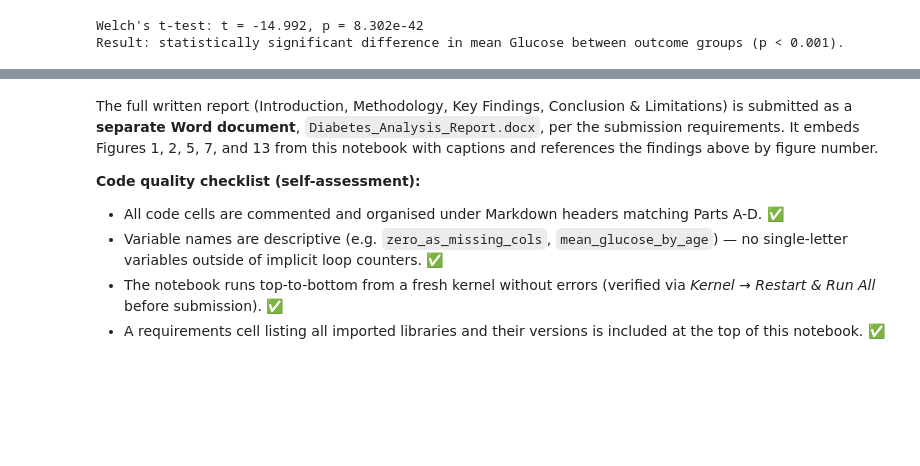
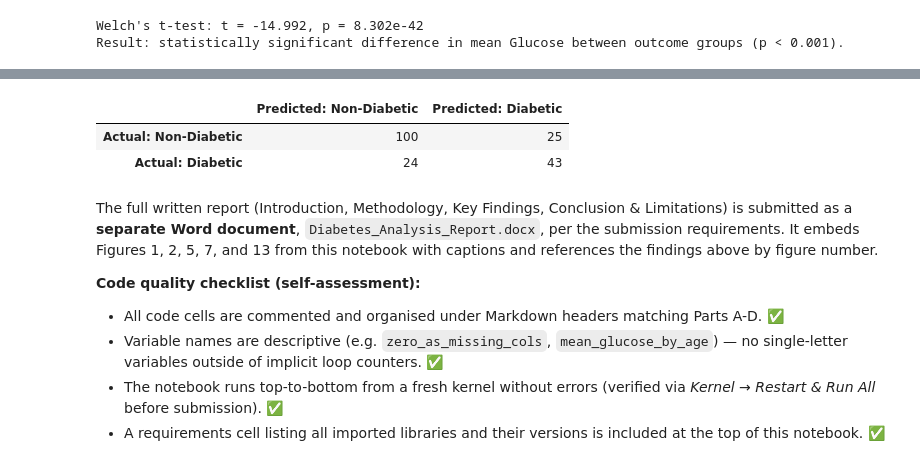
Before and after one commit to atbrian20/Pima_DAV, a Jupyter notebook: diabetes_exam_notebook.ipynb, the cells around one changed output, grey strips where cells are left out. Saved outputs shown, nothing was run; the diff lists cells and outputs as text; code cells hidden in the pictures; blank space fills up the shorter version.

```diff
--- a/diabetes_exam_notebook.ipynb
+++ b/diabetes_exam_notebook.ipynb
@@ -876,0 +1091,14 @@ Result: statistically significant difference in mean Glucose between outcome gro
+# %%
+# Predictive model: held-out test-set evaluation
+X_train, X_test, y_train, y_test = train_test_split(
+    X_scaled, y_all, test_size=0.25, random_state=42, stratify=y_all)
+
+sklearn_logit = LogisticRegression(max_iter=1000)
+sklearn_logit.fit(X_train, y_train)
+
+y_pred = sklearn_logit.predict(X_test)
+y_proba = sklearn_logit.predict_proba(X_test)[:, 1]
+test_auc = roc_auc_score(y_test, y_proba)
+
+print(f"Held-out test AUC-ROC: {test_auc:.3f}\n")
+print(classification_report(y_test, y_pred, target_names=['Non-Diabetic', 'Diabetic']))
@@ -877,3 +1124,13 @@ Result: statistically significant difference in mean Glucose between outcome gro
+# %%
+# Confusion matrix for the held-out test set
+cm = confusion_matrix(y_test, y_pred)
+cm_df = pd.DataFrame(cm, index=['Actual: Non-Diabetic', 'Actual: Diabetic'],
+                      columns=['Predicted: Non-Diabetic', 'Predicted: Diabetic'])
+cm_df
+# %% [output]
+|  | Predicted: Non-Diabetic | Predicted: Diabetic |
+| Actual: Non-Diabetic | 100 | 25 |
+| Actual: Diabetic | 24 | 43 |
 # %% [markdown]
 The full written report (Introduction, Methodology, Key Findings, Conclusion & Limitations)
 is submitted as a **separate Word document**, `Diabetes_Analysis_Report.docx`, per the submission
```
Also changed, not shown: parts of 28 cells of this notebook, 2 other files.
